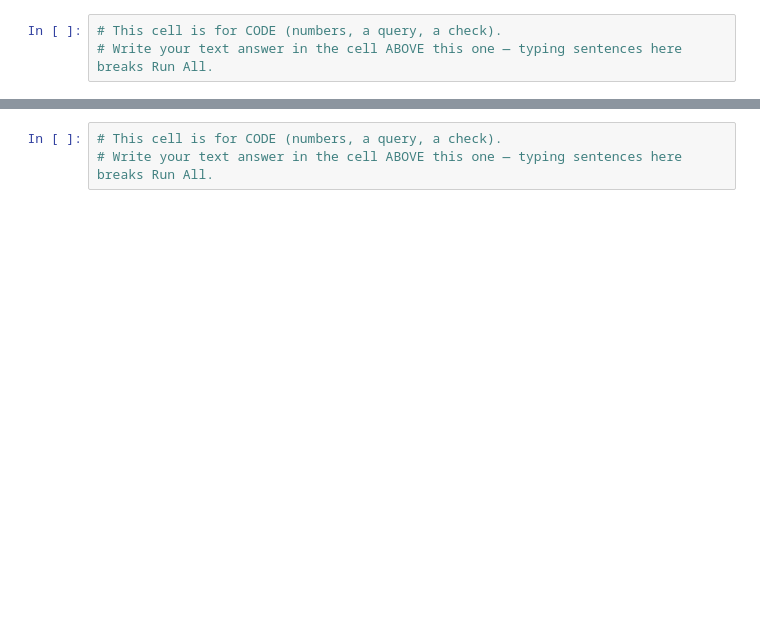
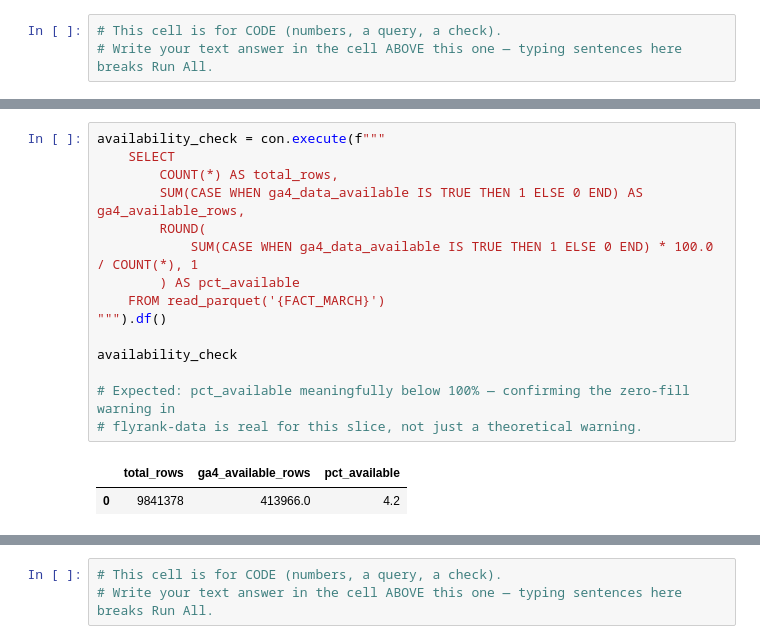
Before and after one commit to Kobeyvines/flyrank, a Jupyter notebook: work/notebooks/w03_data_contract.ipynb, the cells around one changed output, grey strips where cells are left out. Cells and saved outputs as stored; diff of their text form; blank space fills up the shorter version.

Commit message:
Data Contract Task

```diff
--- a/work/notebooks/w03_data_contract.ipynb
+++ b/work/notebooks/w03_data_contract.ipynb
@@ -26,0 +214,18 @@ This skeleton is yours to fill. Work the sections **in order** — each one has
+# %%
+availability_check = con.execute(f"""
+    SELECT
+        COUNT(*) AS total_rows,
+        SUM(CASE WHEN ga4_data_available IS TRUE THEN 1 ELSE 0 END) AS ga4_available_rows,
+        ROUND(
+            SUM(CASE WHEN ga4_data_available IS TRUE THEN 1 ELSE 0 END) * 100.0 / COUNT(*), 1
+        ) AS pct_available
+    FROM read_parquet('{FACT_MARCH}')
+""").df()
+
+availability_check
+
+# Expected: pct_available meaningfully below 100% — confirming the zero-fill warning in
+# flyrank-data is real for this slice, not just a theoretical warning.
+# %% [output]
+|  | total_rows | ga4_available_rows | pct_available |
+| 0 | 9841378 | 413966.0 | 4.2 |
```
Also changed, not shown: parts of 26 cells of this notebook.
